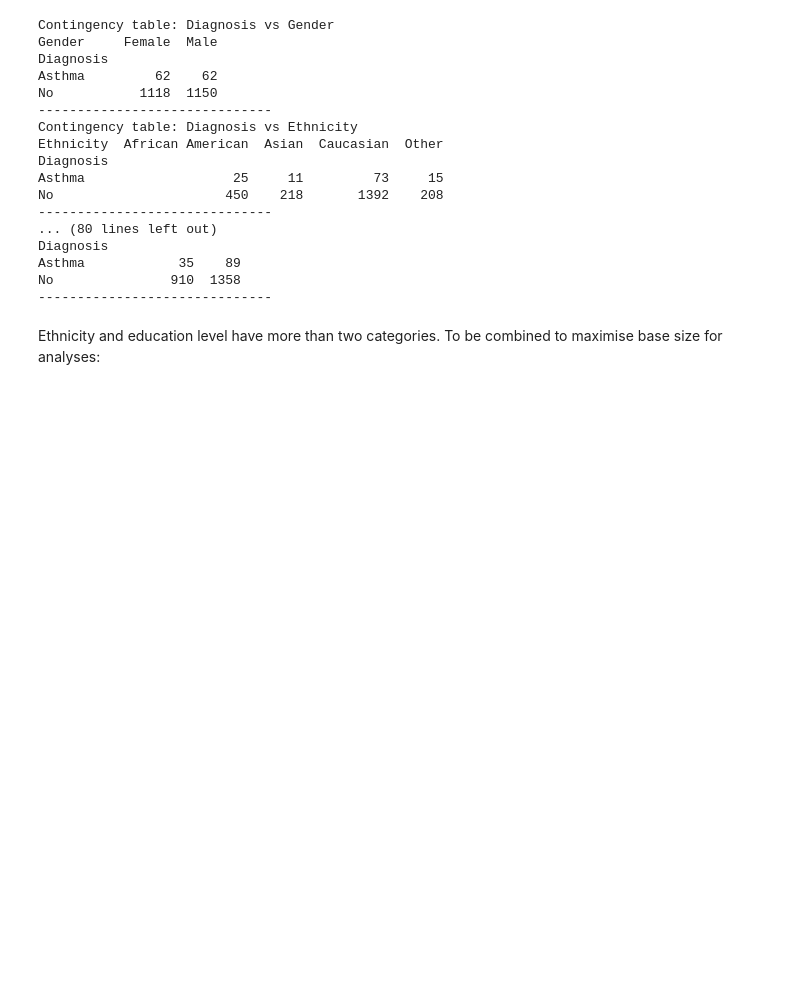
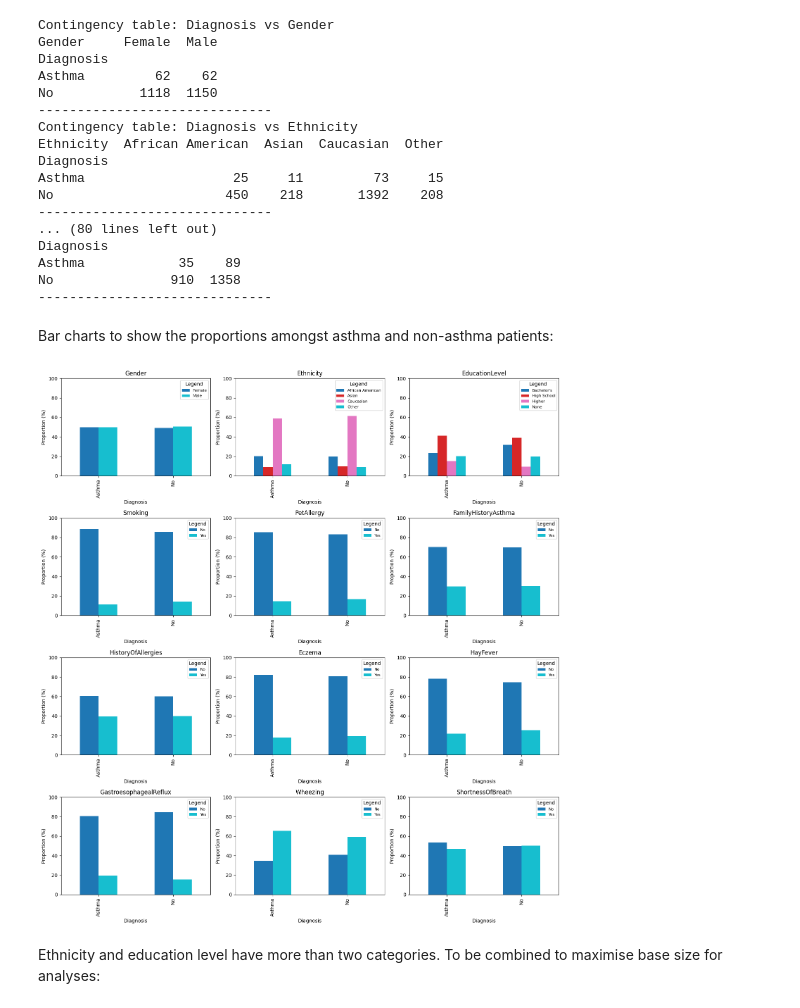
Before and after one commit to CodingLL25/AsthmaBurden, a Jupyter notebook: jupyter_notebooks/03_DataExploration.ipynb, the cells around one changed output. Cells and saved outputs as stored; diff of their text form; code cells hidden in the pictures; blank space fills up the shorter version.

Commit message:
Update data exploration to include visual charts for contingency tables and amend README

```diff
--- a/jupyter_notebooks/03_DataExploration.ipynb
+++ b/jupyter_notebooks/03_DataExploration.ipynb
@@ -161,6 +161,8 @@ encoding_maps = {
     }
 }
 
+contingency_tables = {}
+
 # Loop over features and create contingency tables
 for feature in binary_features:
     # Map encoding
@@ -169,6 +171,7 @@ for feature in binary_features:
 
     # Contigency table targets
     contingency = pd.crosstab(target_labels, feature_labels)
+    contingency_tables[feature] = contingency
 
     print(f"Contingency table: {target} vs {feature}")
     print(contingency)
@@ -191,6 +194,32 @@ Diagnosis
 Asthma            35    89
 No               910  1358
 ------------------------------
+# %% [markdown]
+Bar charts to show the proportions amongst asthma and non-asthma patients:
+# %%
+fig, axes = plt.subplots(4, 3, figsize=(15, 16))
+axes = axes.flatten()
+
+for ax, (feature, table) in zip(axes, contingency_tables.items()):
+    # Map the encoding
+    if feature in encoding_maps:
+        table = table.rename(columns=encoding_maps[feature])
+
+    # Convert counts to proportions
+    proportion_table = table.div(table.sum(axis=1), axis=0) * 100
+
+    # Plot grouped bar chart
+    proportion_table.plot(kind='bar', stacked=False, ax=ax, colormap='tab10', legend=True)
+    ax.set_title(feature)
+
+    ax.set_ylabel('Proportion (%)')
+    ax.set_ylim(0, 100)
+    ax.legend(title='Legend', fontsize=8)
+
+plt.tight_layout()
+plt.show()
+# %% [output]
+[figure, added]
 # %% [markdown]
 Ethnicity and education level have more than two categories. To be combined to maximise base size for analyses:
 # %%
```
Also changed, not shown: parts of 9 cells of this notebook, 3 other files.
